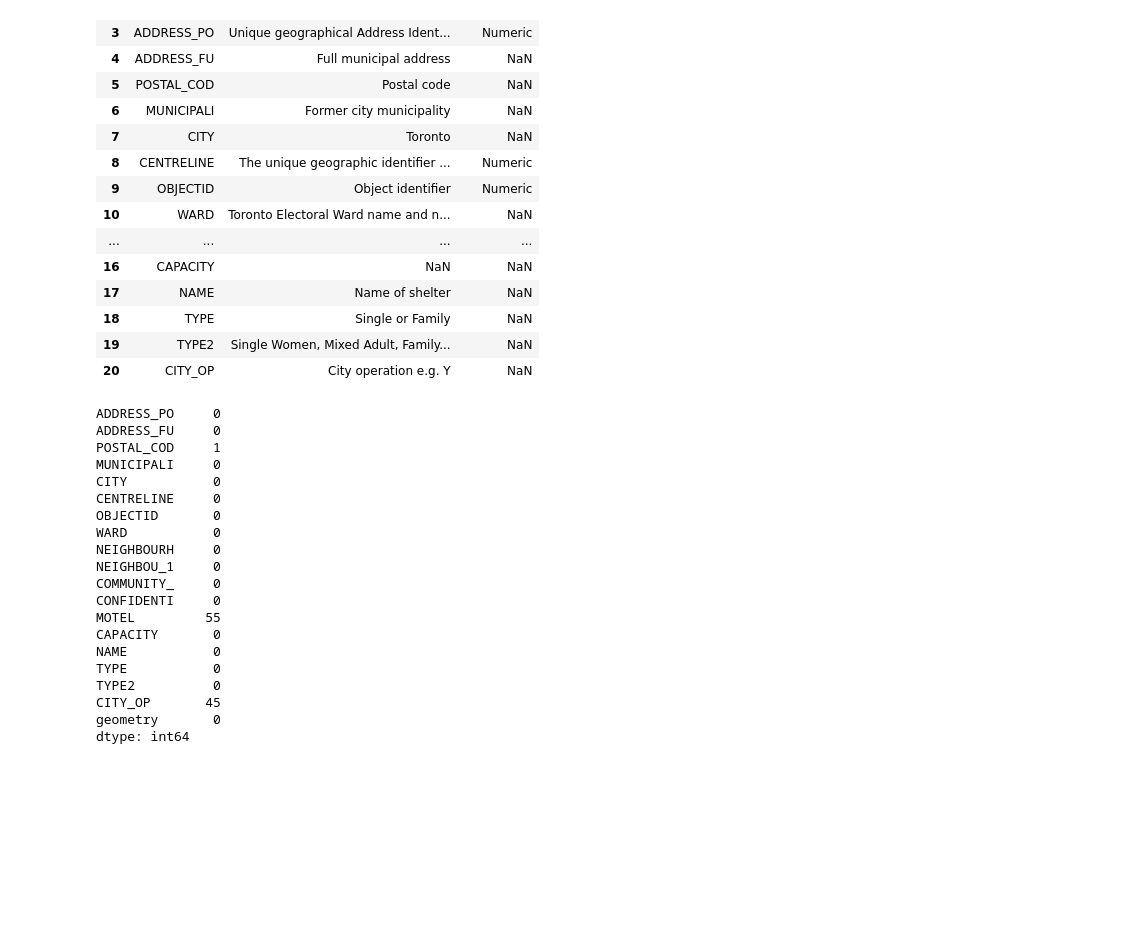
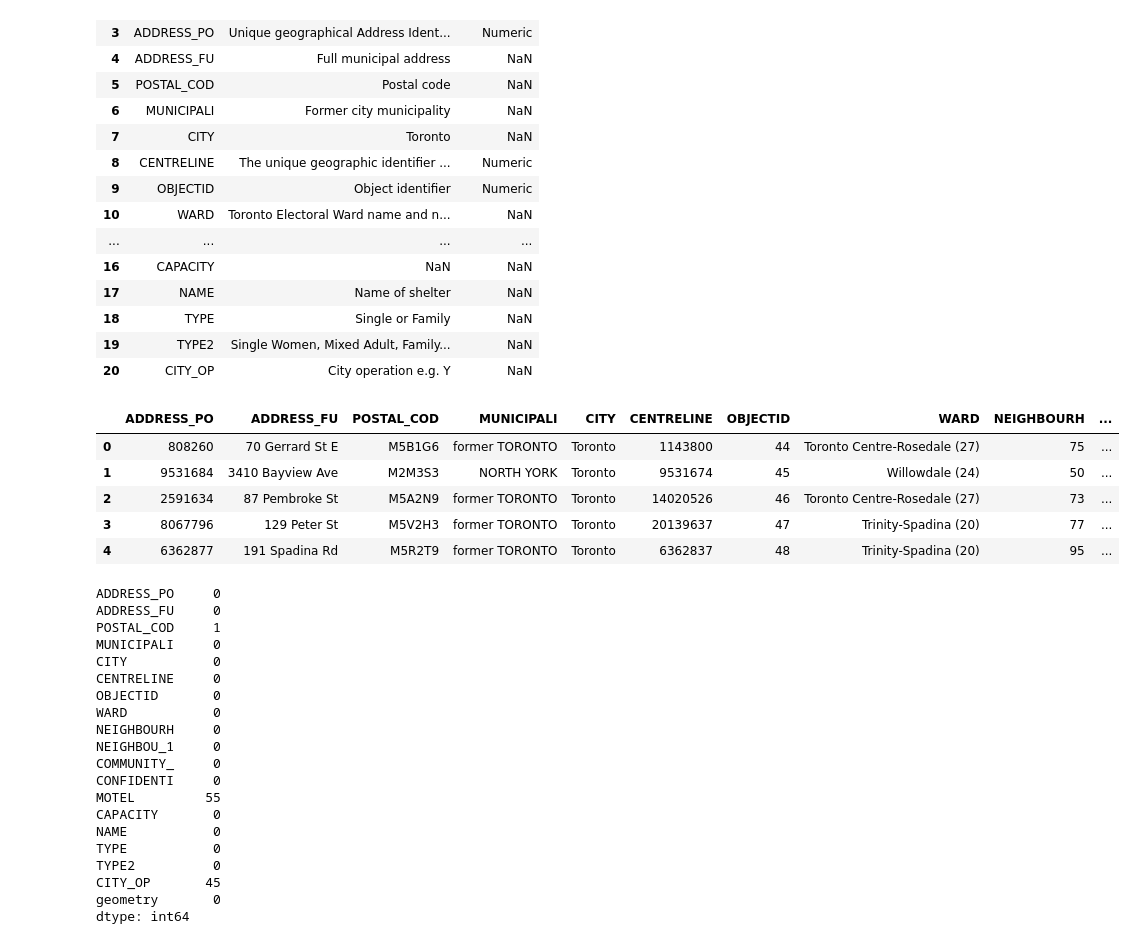
Before and after one commit to zaherarman/toronto-shelter-optimization-framework, a Jupyter notebook: notebooks/1.0-exploratory-data-analysis.ipynb, the cells around one changed output. Saved outputs shown, nothing was run; the diff lists cells and outputs as text; code cells hidden in the pictures; blank space fills up the shorter version.

```diff
--- a/notebooks/1.0-exploratory-data-analysis.ipynb
+++ b/notebooks/1.0-exploratory-data-analysis.ipynb
@@ -4,3 +4,11 @@ import geopandas as gpd
 import matplotlib.pyplot as plt
 
 from config import RAW_DATA_DIR
+
+# Show all rows and columns
+pd.set_option("display.max_rows", None)
+pd.set_option("display.max_columns", None)
+
+# Show full width
+pd.set_option("display.max_colwidth", None)
+pd.set_option("display.width", 0)
@@ -48,8 +105,15 @@ df
 # %%
 import geopandas as gpd
 
-gdf = gpd.read_file(RAW_DATA_DIR / "shelters_wgs84.shp")
-gdf.head(5)
+shelter_locations_df = gpd.read_file(RAW_DATA_DIR / "shelters_wgs84.shp")
+shelter_locations_df.to_csv(RAW_DATA_DIR / "shelter_wgs8.csv")
 
-gdf.to_csv(RAW_DATA_DIR / "shelter_wgs8.csv")
+shelter_locations_df.head(5)
+# %% [output]
+|  | ADDRESS_PO | ADDRESS_FU | POSTAL_COD | MUNICIPALI | CITY | CENTRELINE | OBJECTID | WARD | NEIGHBOURH | ... |
+| 0 | 808260 | 70 Gerrard St E | M5B1G6 | former TORONTO | Toronto | 1143800 | 44 | Toronto Centre-Rosedale (27) | 75 | ... |
+| 1 | 9531684 | 3410 Bayview Ave | M2M3S3 | NORTH YORK | Toronto | 9531674 | 45 | Willowdale (24) | 50 | ... |
+| 2 | 2591634 | 87 Pembroke St | M5A2N9 | former TORONTO | Toronto | 14020526 | 46 | Toronto Centre-Rosedale (27) | 73 | ... |
+| 3 | 8067796 | 129 Peter St | M5V2H3 | former TORONTO | Toronto | 20139637 | 47 | Trinity-Spadina (20) | 77 | ... |
+| 4 | 6362877 | 191 Spadina Rd | M5R2T9 | former TORONTO | Toronto | 6362837 | 48 | Trinity-Spadina (20) | 95 | ... |
 # %%
```
Also changed, not shown: parts of 14 cells of this notebook.
